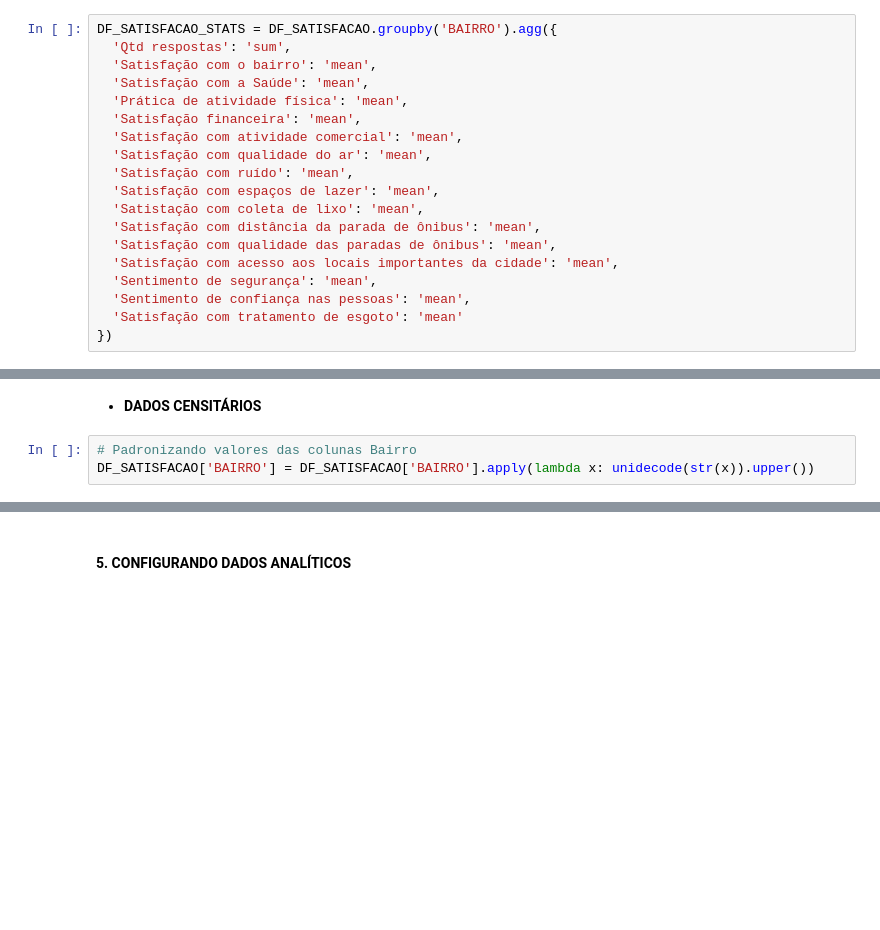
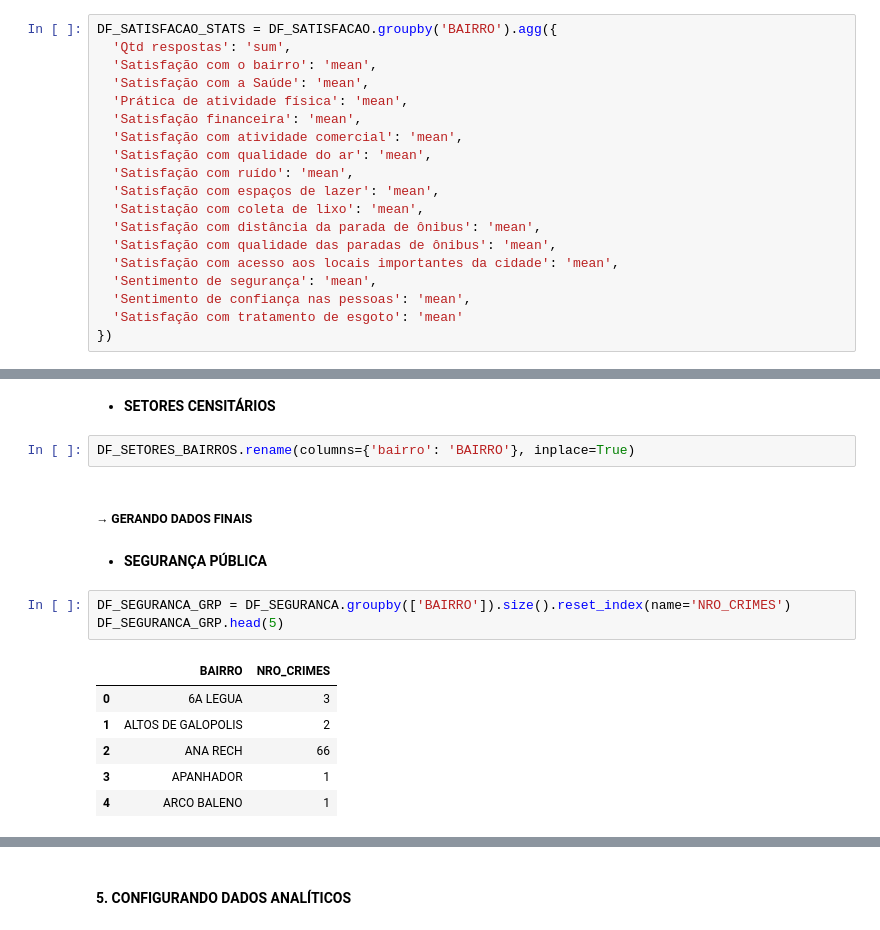
Before and after one commit to diogorosanelli/MATR, a Jupyter notebook: MATR.ipynb, the cells around one changed output, grey strips where cells are left out. Saved outputs shown, nothing was run; the diff lists cells and outputs as text; blank space fills up the shorter version.

Commit message:
Ajustes layout e dados Dashboard

```diff
--- a/MATR.ipynb
+++ b/MATR.ipynb
@@ -625,5 +688,18 @@ DF_SATISFACAO[COLS_SATISFACAO].head(3)
 # %% [markdown]
-+ **DADOS CENSITÁRIOS**
++ **SETORES CENSITÁRIOS**
-# %%
-# Padronizando valores das colunas Bairro
-DF_SATISFACAO['BAIRRO'] = DF_SATISFACAO['BAIRRO'].apply(lambda x: unidecode(str(x)).upper())
+# %%
+DF_SETORES_BAIRROS.rename(columns={'bairro': 'BAIRRO'}, inplace=True)
+# %% [markdown]
+##### **→ GERANDO DADOS FINAIS**
+# %% [markdown]
++ **SEGURANÇA PÚBLICA**
+# %%
+DF_SEGURANCA_GRP = DF_SEGURANCA.groupby(['BAIRRO']).size().reset_index(name='NRO_CRIMES')
+DF_SEGURANCA_GRP.head(5)
+# %% [output]
+|  | BAIRRO | NRO_CRIMES |
+| 0 | 6A LEGUA | 3 |
+| 1 | ALTOS DE GALOPOLIS | 2 |
+| 2 | ANA RECH | 66 |
+| 3 | APANHADOR | 1 |
+| 4 | ARCO BALENO | 1 |
```
Also changed, not shown: parts of 22 cells of this notebook, 1 other file.
